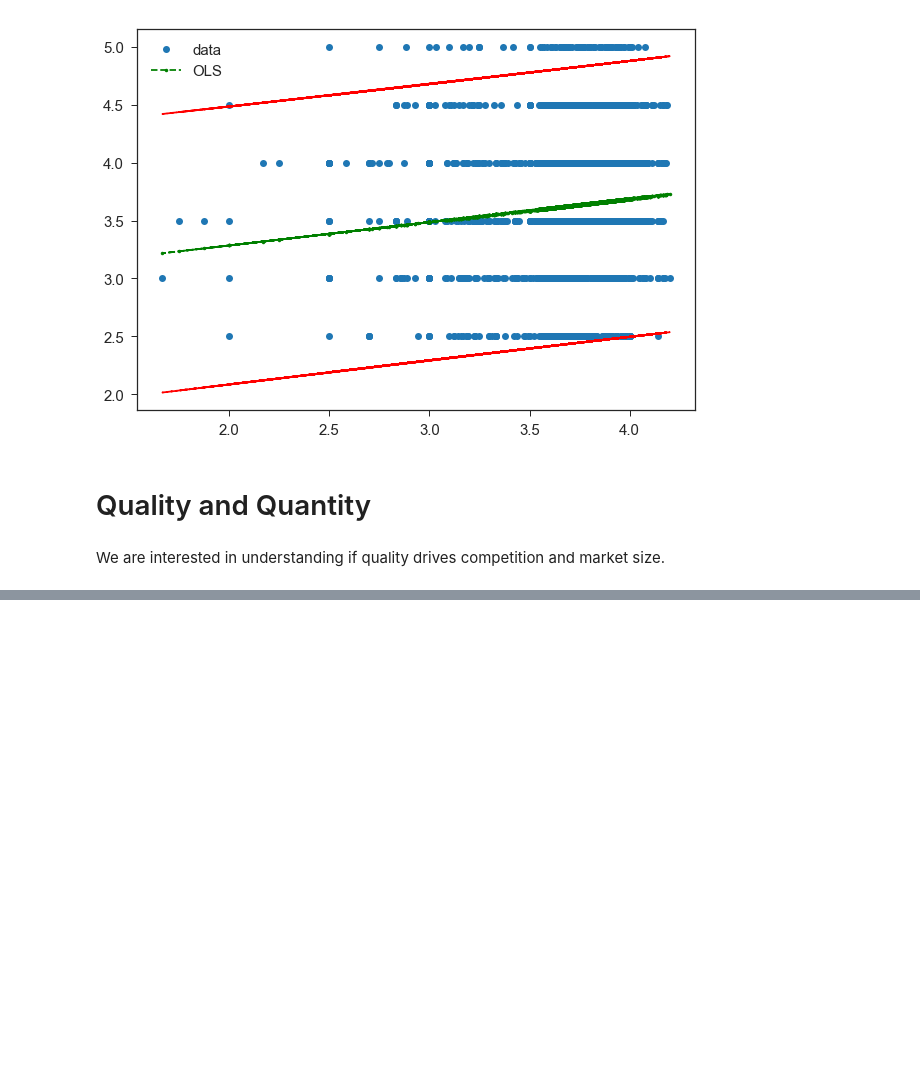
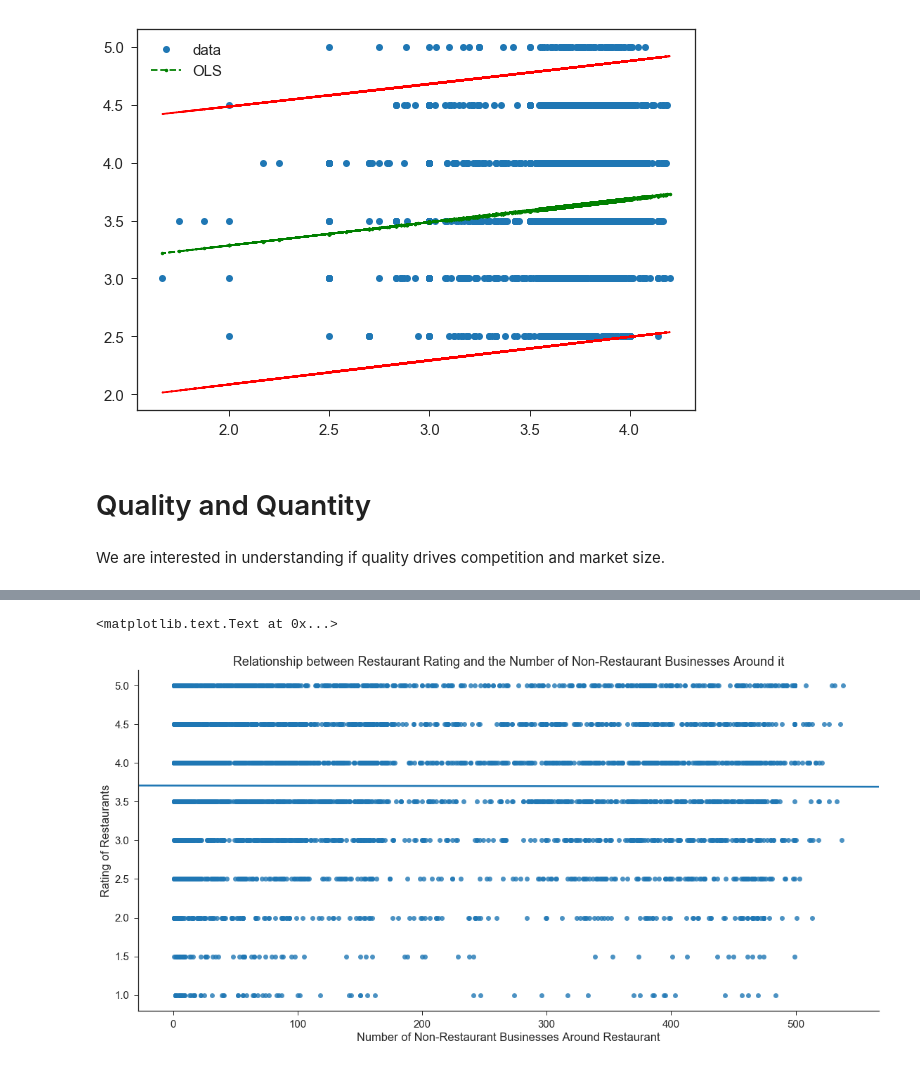
Before and after one commit to shrutirao94/Restaurant-Quality-and-Co-location-in-Toronto, a Jupyter notebook: Quality and Restaurant Analysis.ipynb, the cells around one changed output, grey strips where cells are left out. Cells and saved outputs as stored; diff of their text form; code cells hidden in the pictures; blank space fills up the shorter version.

```diff
--- a/Quality and Restaurant Analysis.ipynb
+++ b/Quality and Restaurant Analysis.ipynb
@@ -340,34 +341,36 @@ plt.ylabel('Rating of Pub')
 # %%
-business_count_df = pd.DataFrame()
+not_restaurant_count_df = pd.DataFrame()
 
 def haversine(x):
 
-    global not_pubs_df
-    global business_count_df
+    global not_restaurant_df
+    global not_restaurant_count_df
 
     # Initialize empty DataFrame
     df = pd.DataFrame()
     measure_1 = pd.DataFrame()
 
     # Calculate the latitudes, longitudes:
-    df['LAT_rad'], df['LON_rad'] = np.radians(not_pubs_df['latitude']), np.radians(not_pubs_df['longitude'])
+    df['LAT_rad'], df['LON_rad'] = np.radians(not_restaurant_df['latitude']), np.radians(not_restaurant_df['longitude'])
     df['dLON'] = df['LON_rad'] - math.radians(x['longitude'])
     df['dLAT'] = df['LAT_rad'] - math.radians(x['latitude'])
 
     # Use Haversine's formula
-    not_pubs_df['distance'] = 6367 * 2 * np.arcsin(np.sqrt(np.sin(df['dLAT']/2)**2 + math.cos(math.radians(37.2175900)) * np.cos(df['LAT_rad']) * np.sin(df['dLON']/2)**2))
+    not_restaurant_df['distance'] = 6367 * 2 * np.arcsin(np.sqrt(np.sin(df['dLAT']/2)**2 + math.cos(math.radians(37.2175900)) * np.cos(df['LAT_rad']) * np.sin(df['dLON']/2)**2))
 
     # Only consider pubs within a distance of 1 km of the chosen pub
-    measure_1 = not_pubs_df[not_pubs_df.distance <=1]
+    measure_1 = not_restaurant_df
+    measure_1 = measure_1.loc[not_restaurant_df['distance'] <=1]
 
     # Calculate the number of pubs
-    pub_count = len(measure_1.index)
+    not_restaurant_count = len(measure_1.index)
+    #density = (measure_1['stars'].count())/ (2*math.pi*1.0*1.0)
 
-    business_count_df = business_count_df.append({'name': x['name'].item(), 'rating': x['stars'].item(), 'pub_count':pub_count}, ignore_index=True)
-    return business_count_df
+    not_restaurant_count_df = not_restaurant_count_df.append({'name': x['name'].item(), 'rating': x['stars'].item(), 'not_restaurant_count':not_restaurant_count}, ignore_index=True)
+    return not_restaurant_count_df
 
 
-for line in pubs_df['index_no']:
-    x = pubs_df.loc[pubs_df['index_no'] == line]
+for line in not_restaurant_df['index_no']:
+    x = not_restaurant_df.loc[not_restaurant_df['index_no'] == line]
     haversine(x)
 # %%
@@ -376,12 +379,15 @@ business_count_df = business_count_df[(business_count_df.rating >= 2) & (busines
 # %%
 #Set style
 sns.set_context("notebook", font_scale=1.5)
 sns.set_style("ticks")
 
 # Plot Data
-g = sns.lmplot(x="pub_count", y="rating", size=8, ci=None, data=business_count_df,aspect=2.0)
+g = sns.lmplot(x="not_restaurant_count", y="rating", size=8, ci=None, data=not_restaurant_count_df,aspect=2.0)
 
 # Plot Labels
-plt.title("Relationship between Pub Rating and the Number of Pubs Around it")
-plt.xlabel('Number of Pubs Around Pub')
-plt.ylabel('Rating of Pub')
+plt.title("Relationship between Restaurant Rating and the Number of Non-Restaurant Businesses Around it")
+plt.xlabel('Number of Non-Restaurant Businesses Around Restaurant')
+plt.ylabel('Rating of Restaurants')
+# %% [output]
+<matplotlib.text.Text at 0x...>
+[figure, added]
```
Also changed, not shown: parts of 5 cells of this notebook.
